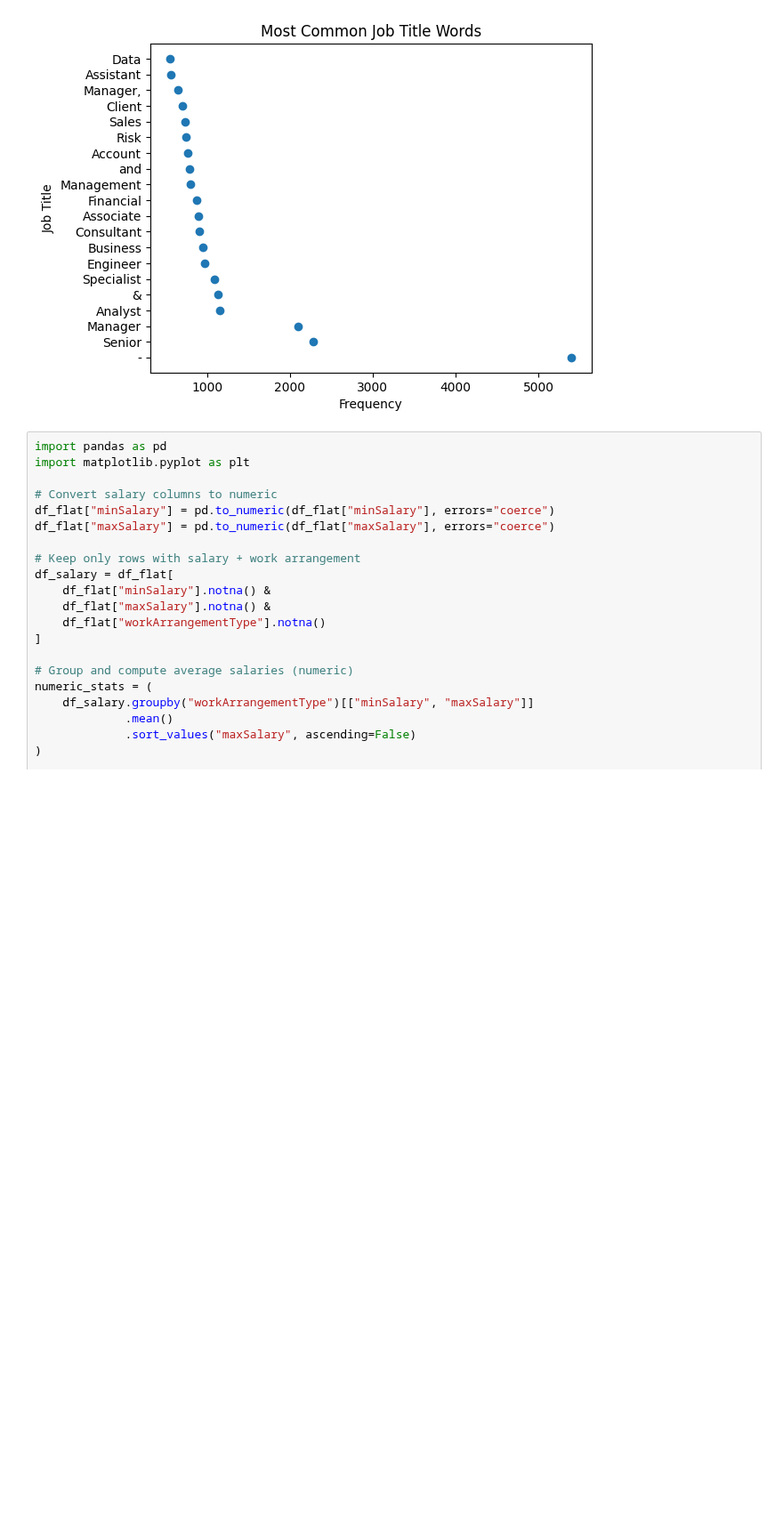
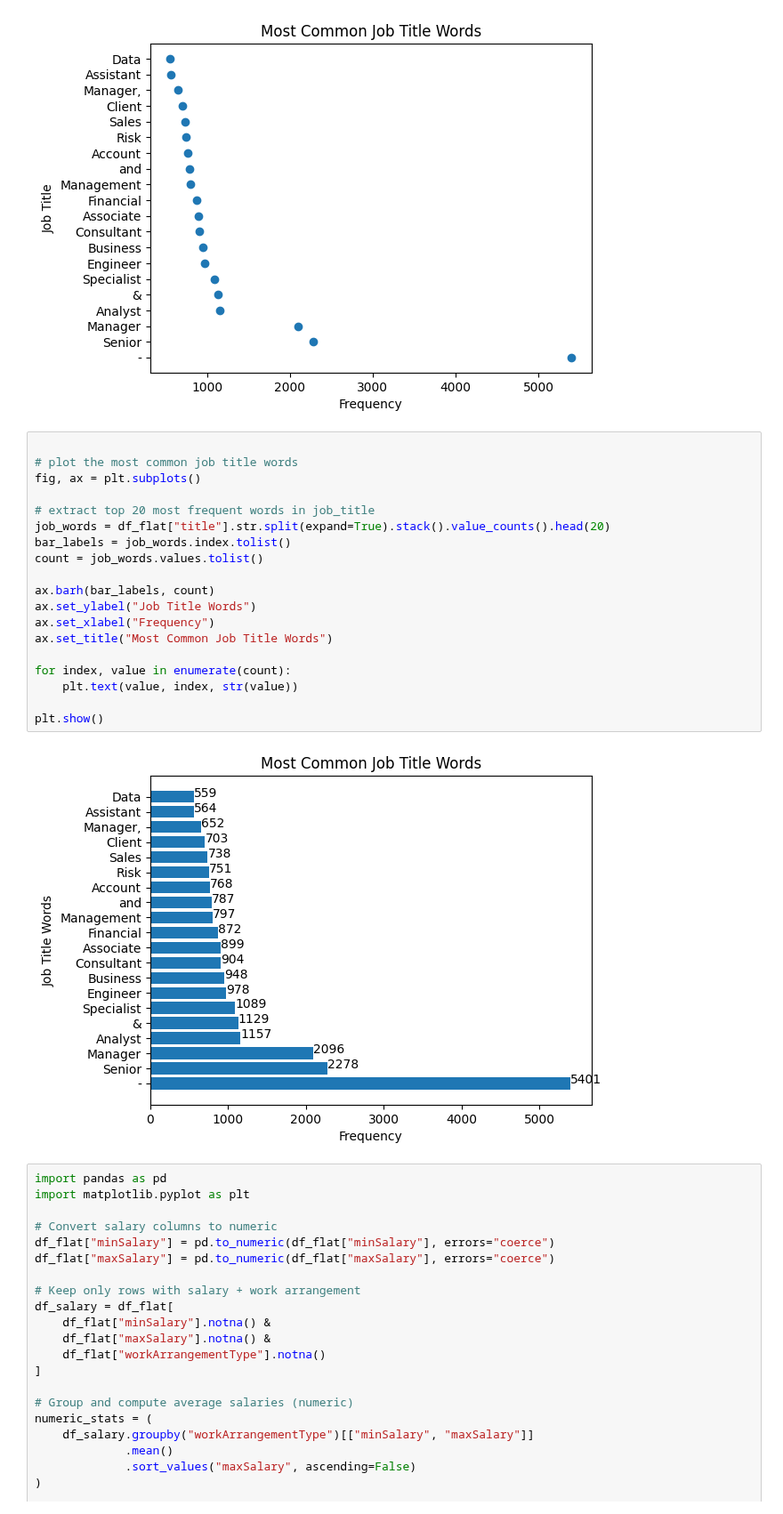
Before and after one commit to tumibytes/cis9650-project03, a Jupyter notebook: term_project_starter.ipynb, the cells around one changed output. Shown at 89% size. Drawn from its saved outputs; the diff is of its cells as text; blank space fills up the shorter version.

```diff
--- a/term_project_starter.ipynb
+++ b/term_project_starter.ipynb
@@ -388,6 +388,27 @@ plt.title("Most Common Job Title Words")
 plt.show()
 # %% [output]
 [figure]
+# %%
+
+# plot the most common job title words
+fig, ax = plt.subplots()
+
+# extract top 20 most frequent words in job_title
+job_words = df_flat["title"].str.split(expand=True).stack().value_counts().head(20)
+bar_labels = job_words.index.tolist()
+count = job_words.values.tolist()
+
+ax.barh(bar_labels, count)
+ax.set_ylabel("Job Title Words")
+ax.set_xlabel("Frequency")
+ax.set_title("Most Common Job Title Words")
+
+for index, value in enumerate(count):
+    plt.text(value, index, str(value))
+
+plt.show()
+# %% [output]
+[figure, added]
 # %%
 import pandas as pd
 import matplotlib.pyplot as plt
```
Also changed, not shown: parts of 1 cell of this notebook.
